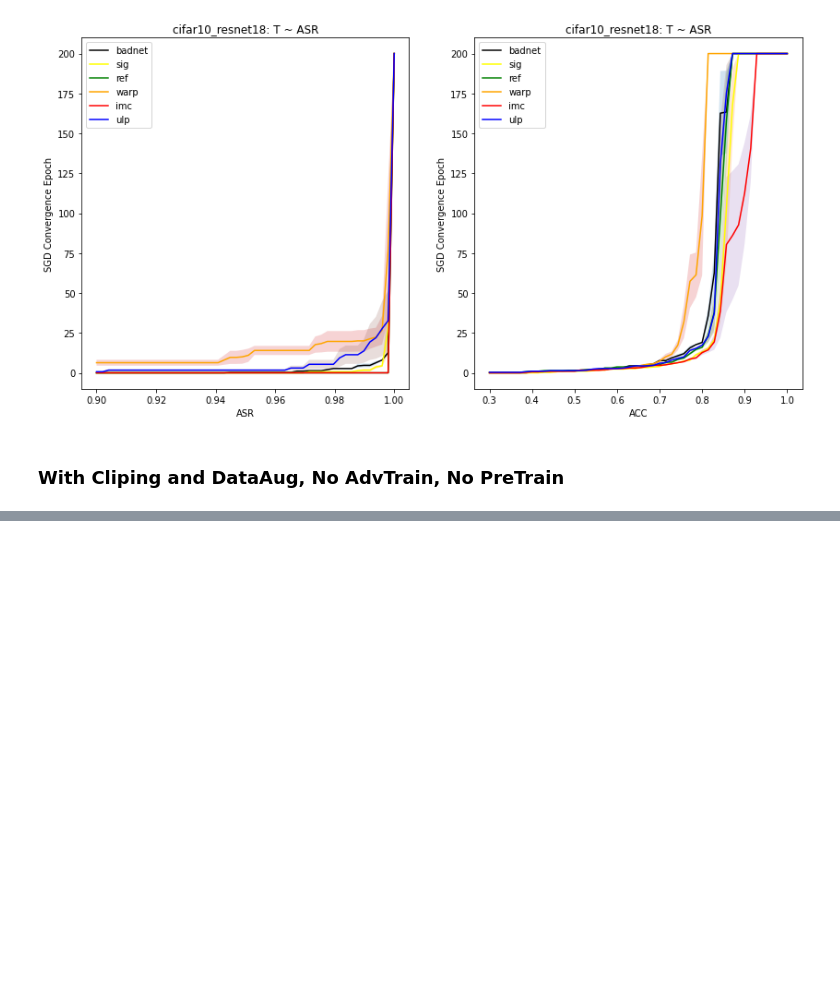
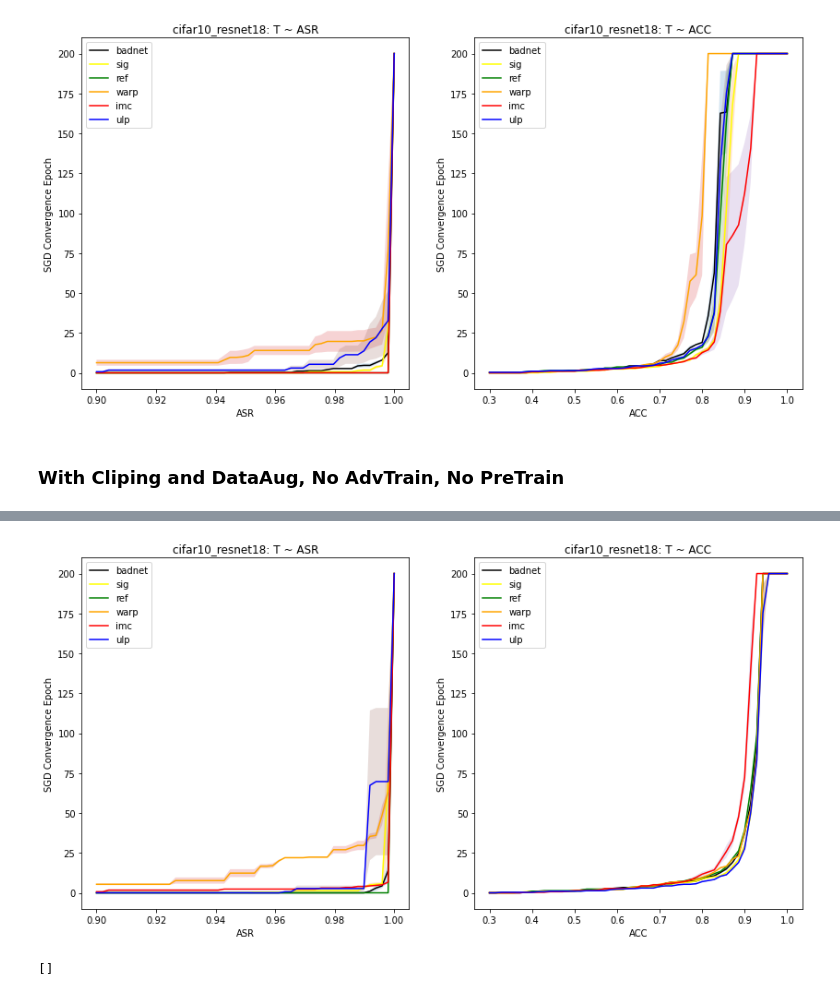
Before and after one commit to TrellixVulnTeam/UAPAttack_Y7IH, a Jupyter notebook: notebook/Experiment_Log_Process.ipynb, the cells around one changed output, grey strips where cells are left out. Saved outputs shown, nothing was run; the diff lists cells and outputs as text; code cells hidden in the pictures; blank space fills up the shorter version.

Commit message:
add imagenet downsample

```diff
--- a/notebook/Experiment_Log_Process.ipynb
+++ b/notebook/Experiment_Log_Process.ipynb
@@ -184,10 +192,10 @@ for combo in product(method_list, [dataset], [network]):
 fig = plt.figure(figsize=(14, 7))
 
 plt.subplot(1, 2, 1)
-for k in res_dict:
-    asr_axis  = list(map(np.mean, zip(*[res_dict[k][seed]['asr'] for seed in res_dict[k]])))
-    tasr_axis = list(map(np.mean, zip(*[res_dict[k][seed]['t_asr'] for seed in res_dict[k]])))
-    tasr_bar  = list(map(np.std, zip(*[res_dict[k][seed]['t_asr'] for seed in res_dict[k]])))
+for k in method_list:
+    asr_axis  = list(map(np.mean, zip(*[res_dict_plot[k][seed]['asr'] for seed in res_dict_plot[k]])))
+    tasr_axis = list(map(np.mean, zip(*[res_dict_plot[k][seed]['t_asr'] for seed in res_dict_plot[k]])))
+    tasr_bar  = list(map(np.std,  zip(*[res_dict_plot[k][seed]['t_asr'] for seed in res_dict_plot[k]])))
 
     plt.plot(np.array(asr_axis), np.array(tasr_axis), label=k, linewidth=1.5, color=cmap[k])
     plt.fill_between(np.array(asr_axis), np.array(tasr_axis)-np.array(tasr_bar)/2, np.array(tasr_axis)+np.array(tasr_bar)/2,
@@ -199,10 +207,10 @@ plt.legend()
 plt.title(f"{dataset}_{network}: T ~ ASR")
 
 plt.subplot(1, 2, 2)
-for k in res_dict:
-    acc_axis  = list(map(np.mean, zip(*[res_dict[k][seed]['acc'] for seed in res_dict[k]])))
-    tacc_axis = list(map(np.mean, zip(*[res_dict[k][seed]['t_acc'] for seed in res_dict[k]])))
-    tacc_bar  = list(map(np.std, zip(*[res_dict[k][seed]['t_acc'] for seed in res_dict[k]])))
+for k in method_list:
+    acc_axis  = list(map(np.mean, zip(*[res_dict_plot[k][seed]['acc'] for seed in res_dict_plot[k]])))
+    tacc_axis = list(map(np.mean, zip(*[res_dict_plot[k][seed]['t_acc'] for seed in res_dict_plot[k]])))
+    tacc_bar  = list(map(np.std, zip(*[res_dict_plot[k][seed]['t_acc'] for seed in res_dict_plot[k]])))
 
     plt.plot(np.array(acc_axis), np.array(tacc_axis), label=k, linewidth=1.5, color=cmap[k])
     plt.fill_between(np.array(acc_axis), np.array(tacc_axis)-np.array(tacc_bar)/2, np.array(tacc_axis)+np.array(tacc_bar)/2,
@@ -211,7 +219,7 @@ for k in res_dict:
 plt.xlabel('ACC')
 plt.ylabel('SGD Convergence Epoch')
 plt.legend()
-plt.title(f"{dataset}_{network}: T ~ ASR")
+plt.title(f"{dataset}_{network}: T ~ ACC")
 
 plt.show()
 # %% [output]
@@ -244 +299,37 @@ agg_dict[['ACC', 'ASR', 'T']]
+# %%
+fig = plt.figure(figsize=(14, 7))
+
+plt.subplot(1, 2, 1)
+for k in method_list:
+    asr_axis  = list(map(np.mean, zip(*[res_dict_plot[k][seed]['asr'] for seed in res_dict_plot[k]])))
+    tasr_axis = list(map(np.mean, zip(*[res_dict_plot[k][seed]['t_asr'] for seed in res_dict_plot[k]])))
+    tasr_bar  = list(map(np.std,  zip(*[res_dict_plot[k][seed]['t_asr'] for seed in res_dict_plot[k]])))
+
+    plt.plot(np.array(asr_axis), np.array(tasr_axis), label=k, linewidth=1.5, color=cmap[k])
+    plt.fill_between(np.array(asr_axis), np.array(tasr_axis)-np.array(tasr_bar)/2, np.array(tasr_axis)+np.array(tasr_bar)/2,
+                     alpha=0.2)
+
+plt.xlabel('ASR')
+plt.ylabel('SGD Convergence Epoch')
+plt.legend()
+plt.title(f"{dataset}_{network}: T ~ ASR")
+
+plt.subplot(1, 2, 2)
+for k in method_list:
+    acc_axis  = list(map(np.mean, zip(*[res_dict_plot[k][seed]['acc'] for seed in res_dict_plot[k]])))
+    tacc_axis = list(map(np.mean, zip(*[res_dict_plot[k][seed]['t_acc'] for seed in res_dict_plot[k]])))
+    tacc_bar  = list(map(np.std, zip(*[res_dict_plot[k][seed]['t_acc'] for seed in res_dict_plot[k]])))
+
+    plt.plot(np.array(acc_axis), np.array(tacc_axis), label=k, linewidth=1.5, color=cmap[k])
+    plt.fill_between(np.array(acc_axis), np.array(tacc_axis)-np.array(tacc_bar)/2, np.array(tacc_axis)+np.array(tacc_bar)/2,
+                     alpha=0.2)
+
+plt.xlabel('ACC')
+plt.ylabel('SGD Convergence Epoch')
+plt.legend()
+plt.title(f"{dataset}_{network}: T ~ ACC")
+
+plt.show()
+# %% [output]
+[figure, added]
 # %%
@@ -276,0 +378,4 @@ agg_dict[['ACC', 'ASR', 'T']]
+# %%
+cmd_list
+# %% [output]
+[]
```
Also changed, not shown: parts of 11 cells of this notebook, 9 other files.
